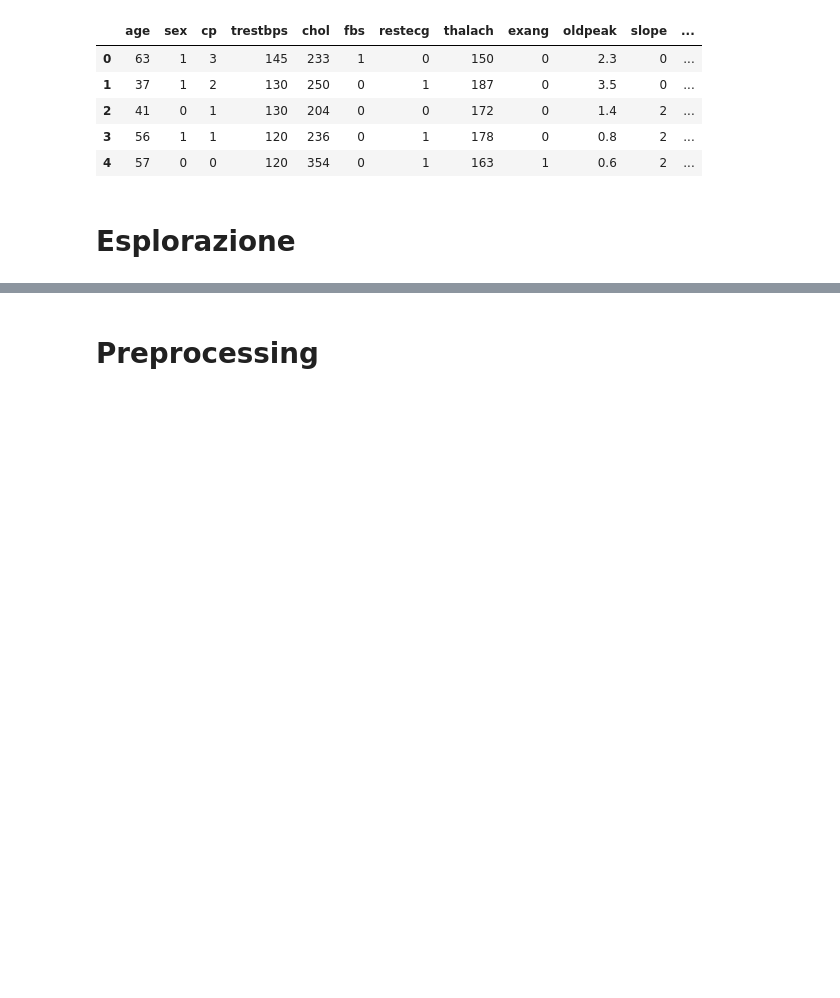
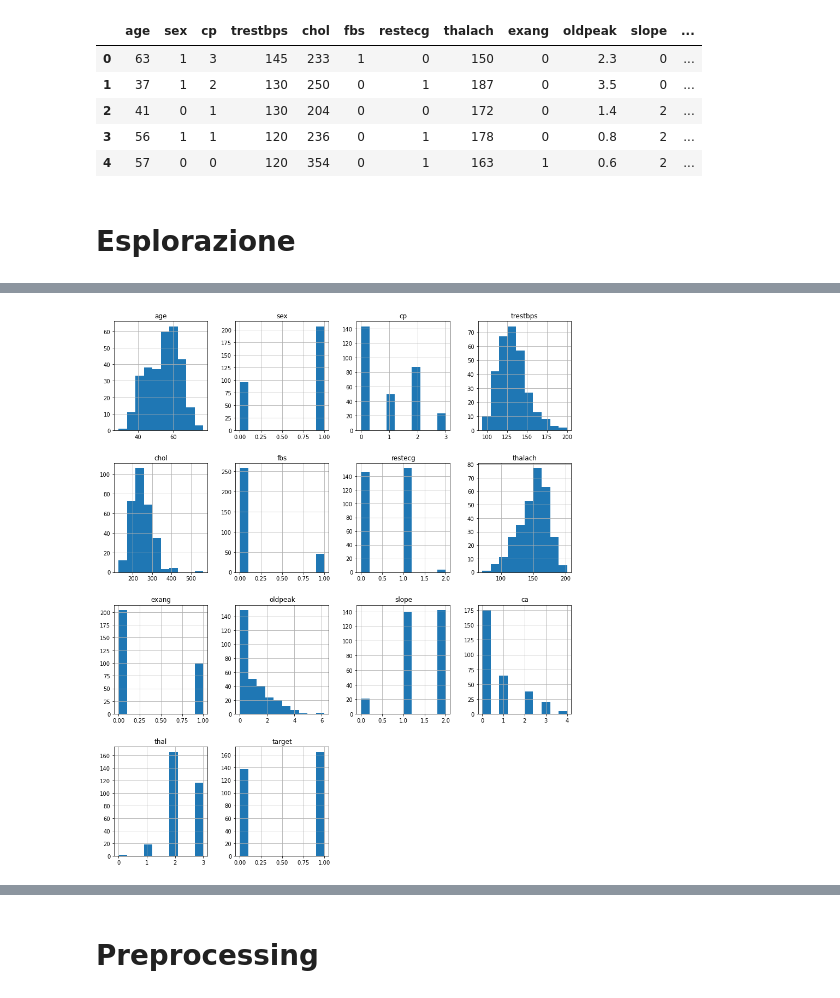
Before and after one commit to lorenzlorg/Big-Data-MAPR-project, a Jupyter notebook: Predizione di malattie cardiache.ipynb, the cells around one changed output, grey strips where cells are left out. Drawn from its saved outputs; the diff is of its cells as text; code cells hidden in the pictures; blank space fills up the shorter version.

```diff
--- a/Predizione di malattie cardiache.ipynb
+++ b/Predizione di malattie cardiache.ipynb
@@ -18,0 +88,5 @@ df.head()
+# %%
+df.hist(figsize=(15,18))
+plt.show()
+# %% [output]
+[figure, added]
```
Also changed, not shown: parts of 16 cells of this notebook, 1 other file.
